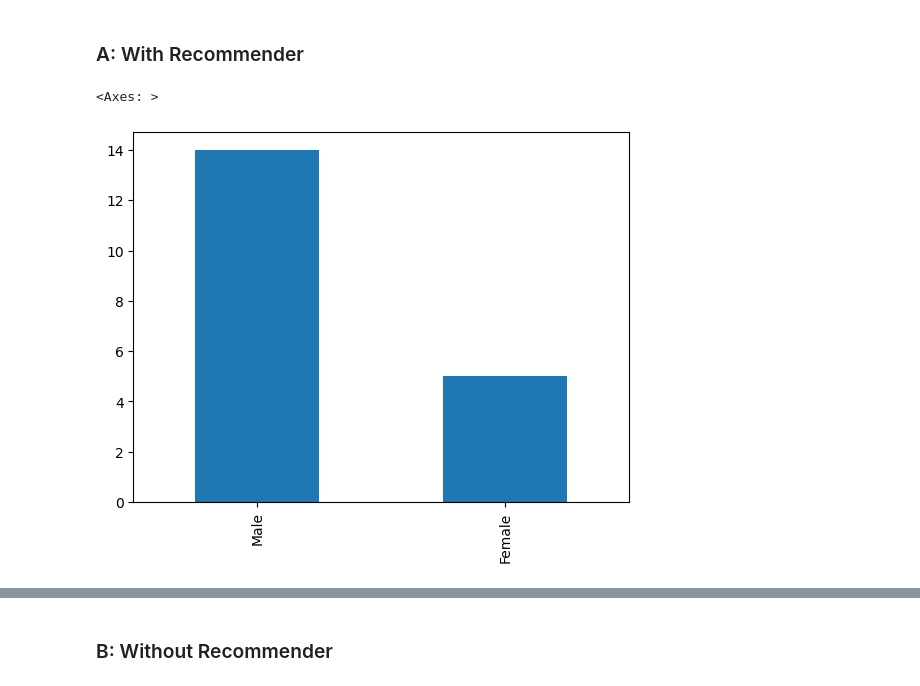
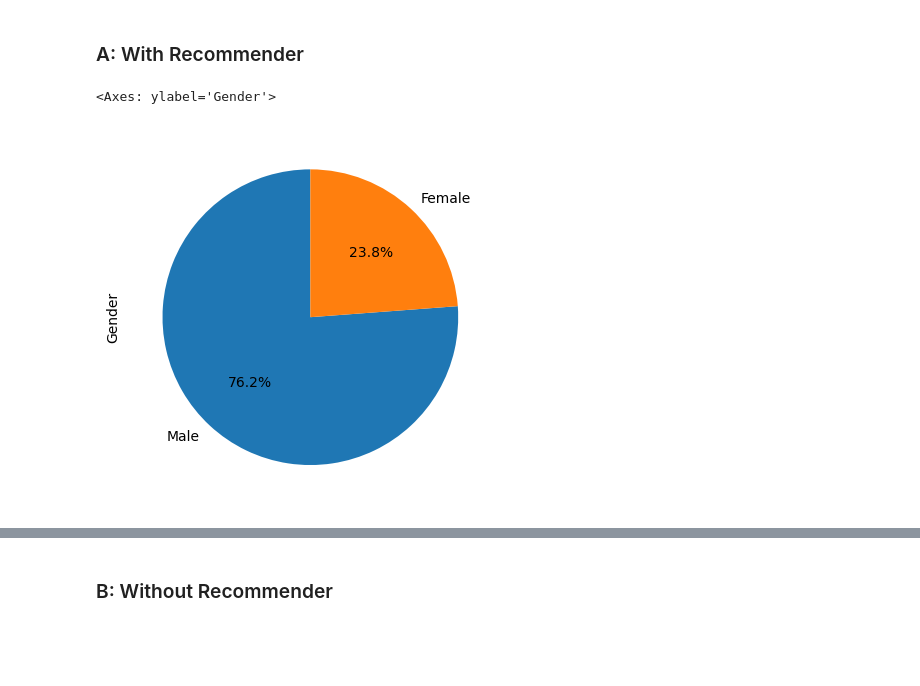
Before and after one commit to ebnerlena/can-I-joke-on-you, a Jupyter notebook: evaluation/ux_evaluation.ipynb, the cells around one changed output, grey strips where cells are left out. Drawn from its saved outputs; the diff is of its cells as text; code cells hidden in the pictures; blank space fills up the shorter version.

```diff
--- a/evaluation/ux_evaluation.ipynb
+++ b/evaluation/ux_evaluation.ipynb
@@ -324,9 +324,9 @@ plt.show()
 # %%
 
 # print(A_data.describe())
 # print(A_data.sum())
 
-A_data["Gender"].value_counts().plot(kind='bar')
+A_data["Gender"].value_counts().plot(kind='pie', autopct='%1.1f%%', startangle=90)
 # %% [output]
-<Axes: >
+<Axes: ylabel='Gender'>
-[figure, old version]
+[figure, new version]
```
Also changed, not shown: parts of 14 cells of this notebook, 2 other files.
